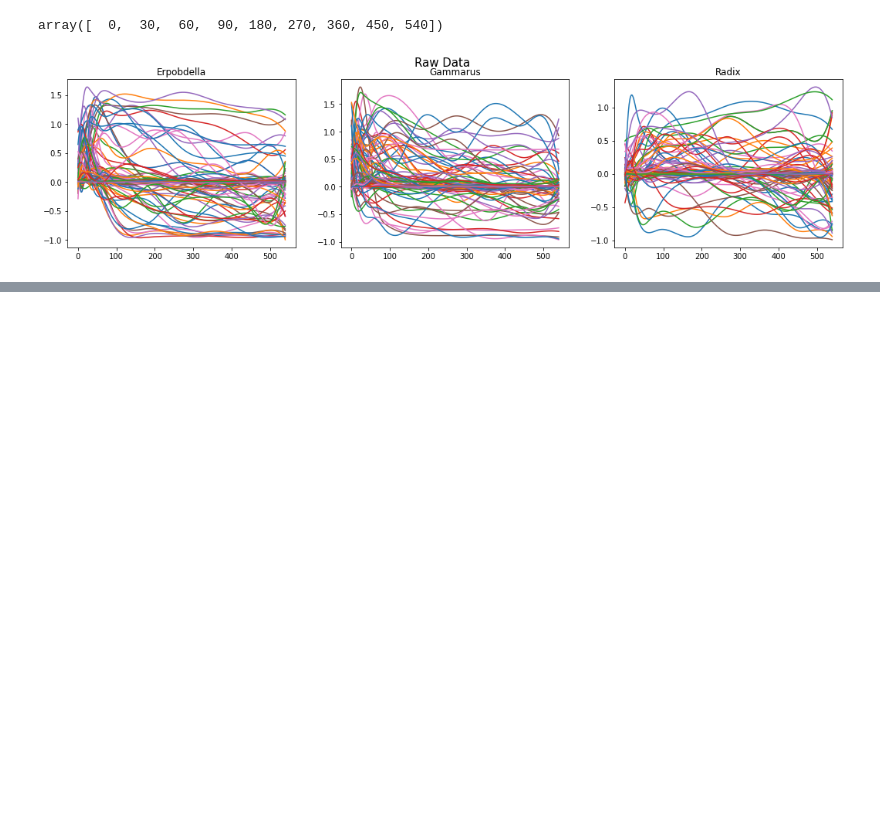
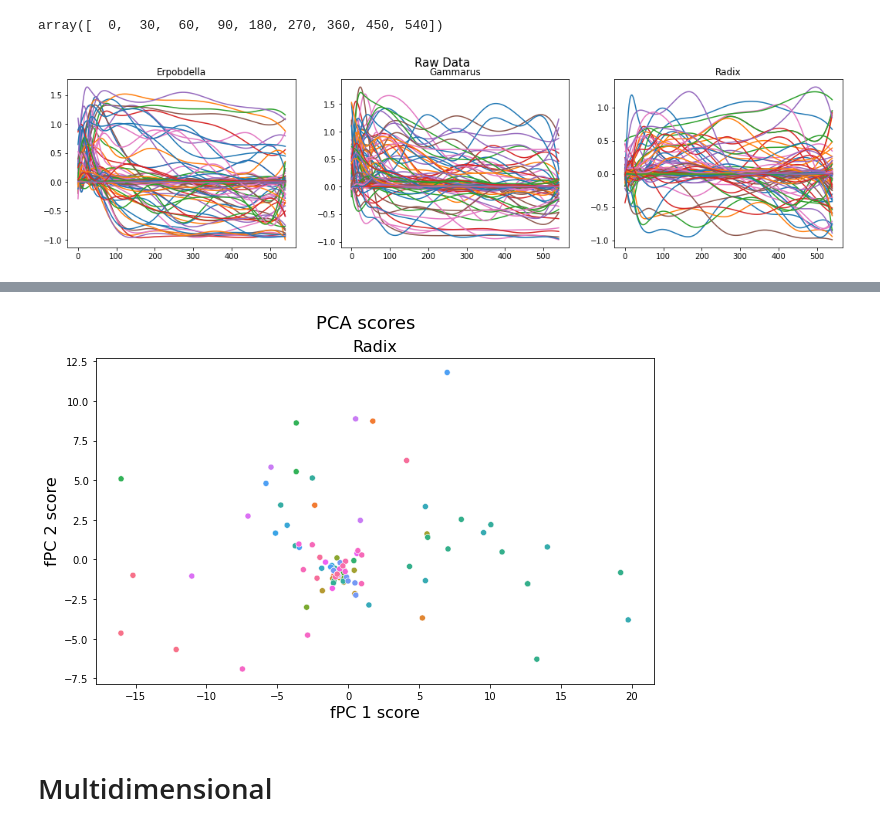
Before and after one commit to ruckapark/IndicateurGlobal, a Jupyter notebook: Article3_FDA.ipynb, the cells around one changed output, grey strips where cells are left out. Saved outputs shown, nothing was run; the diff lists cells and outputs as text; code cells hidden in the pictures; blank space fills up the shorter version.

```diff
--- a/Article3_FDA.ipynb
+++ b/Article3_FDA.ipynb
@@ -352,0 +324,17 @@ plt.show()
+# %%
+fig_FPCA,ax_FPCA = plt.subplots(figsize = (10,6))
+fig_FPCA.suptitle('PCA scores',fontsize = 18)
+
+ax_FPCA.set_xlabel("fPC 1 score",fontsize = 16)
+ax_FPCA.set_ylabel("fPC 2 score",fontsize = 16)
+
+sp = 'R'
+sns.scatterplot(x=scores_dict[sp][:, 0], y=scores_dict[sp][:, 1],hue = y,ax = ax_FPCA,legend = False)
+ax_FPCA.set_title(specie[sp],fontsize = 16)
+
+#ax_meanFPCA.tick_params(labelsize = 13)
+plt.show()
+# %% [output]
+[figure, added]
+# %% [markdown]
+# Multidimensional
```
Also changed, not shown: parts of 61 cells of this notebook.
